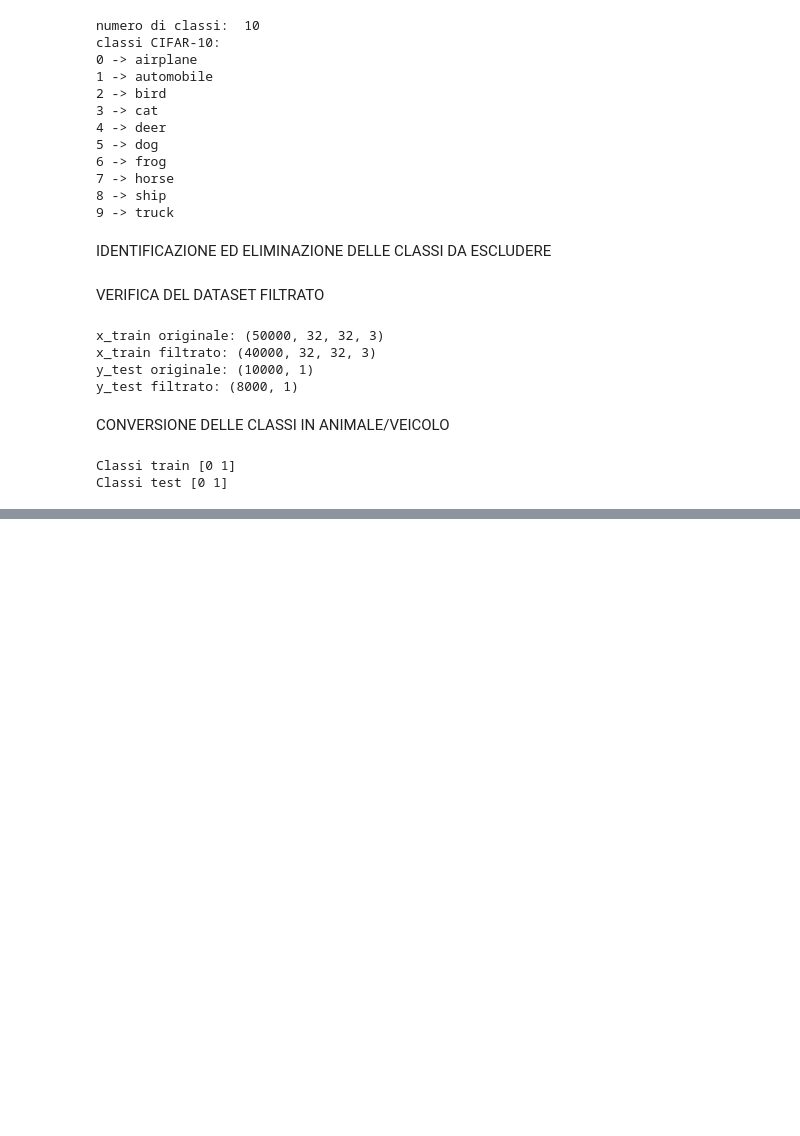
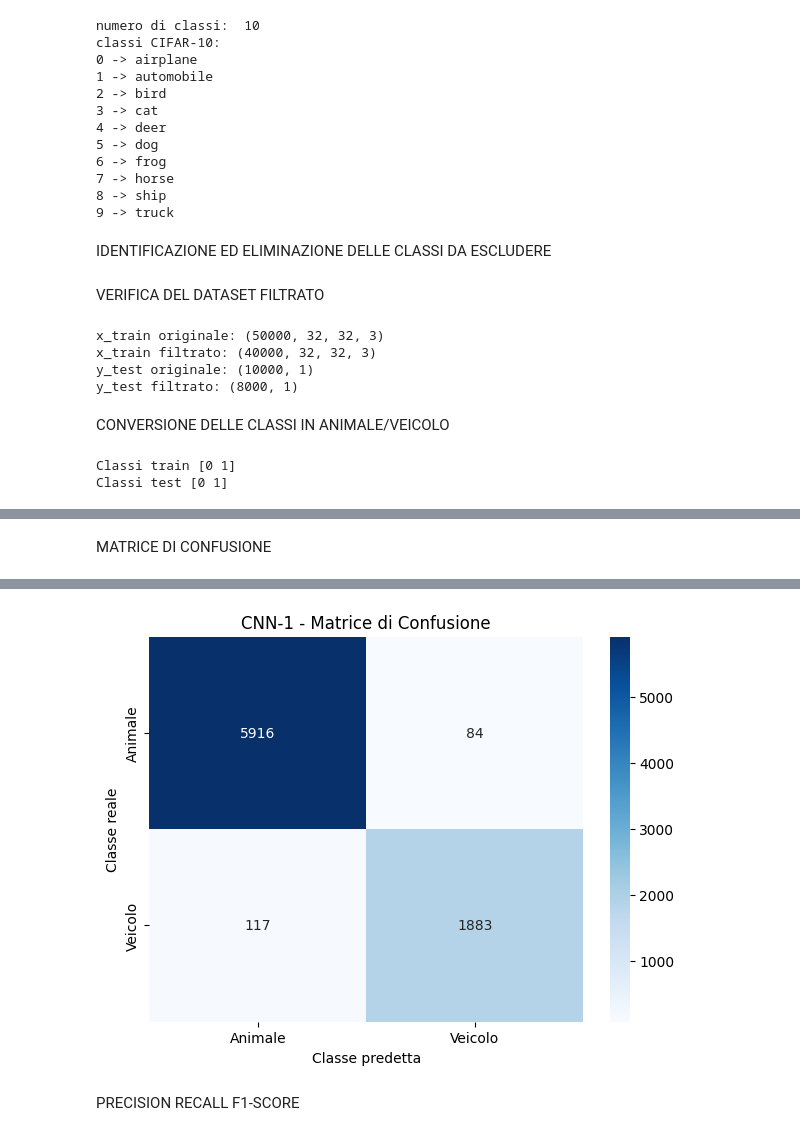
Before and after one commit to Gianluca-dot/Project-Deep-Learning-e-Reti-Neurali, a Jupyter notebook: Progetto_CNN_CIFAR_10.ipynb, the cells around one changed output, grey strips where cells are left out. Cells and saved outputs as stored; diff of their text form; code cells hidden in the pictures; blank space fills up the shorter version.

```diff
--- a/Progetto_CNN_CIFAR_10.ipynb
+++ b/Progetto_CNN_CIFAR_10.ipynb
@@ -134,0 +446,37 @@ Classi test [0 1]
+# %% [markdown]
+MATRICE DI CONFUSIONE
+# %%
+from sklearn.metrics import confusion_matrix
+import seaborn as sns
+import numpy as np
+
+# Predizioni sul Test Set
+y_pred = model.predict(x_test)
+
+# Conversione delle probabilità in classi 0/1
+y_pred = (y_pred >= 0.5).astype(int).flatten()
+
+# Etichette reali
+y_true = y_test.flatten()
+
+# Matrice di confusione
+cm = confusion_matrix(y_true, y_pred)
+
+# Visualizzazione
+plt.figure(figsize=(7, 5))
+
+sns.heatmap(
+    cm,
+    annot=True,
+    fmt='d',
+    cmap='Blues',
+    xticklabels=['Animale', 'Veicolo'],
+    yticklabels=['Animale', 'Veicolo']
+)
+
+plt.xlabel('Classe predetta')
+plt.ylabel('Classe reale')
+plt.title('CNN-1 - Matrice di Confusione')
+
+plt.show()
+# %% [output]
@@ -134,0 +484,3 @@ Classi test [0 1]
+[figure, added]
+# %% [markdown]
+PRECISION RECALL F1-SCORE
```
Also changed, not shown: parts of 21 cells of this notebook.
